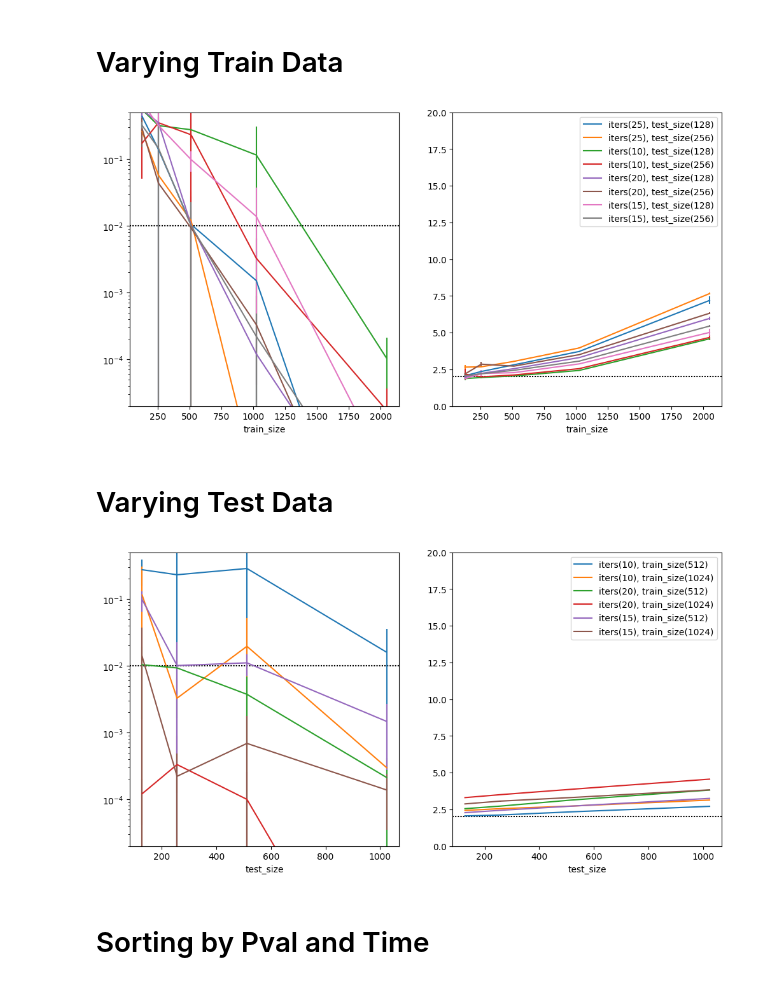
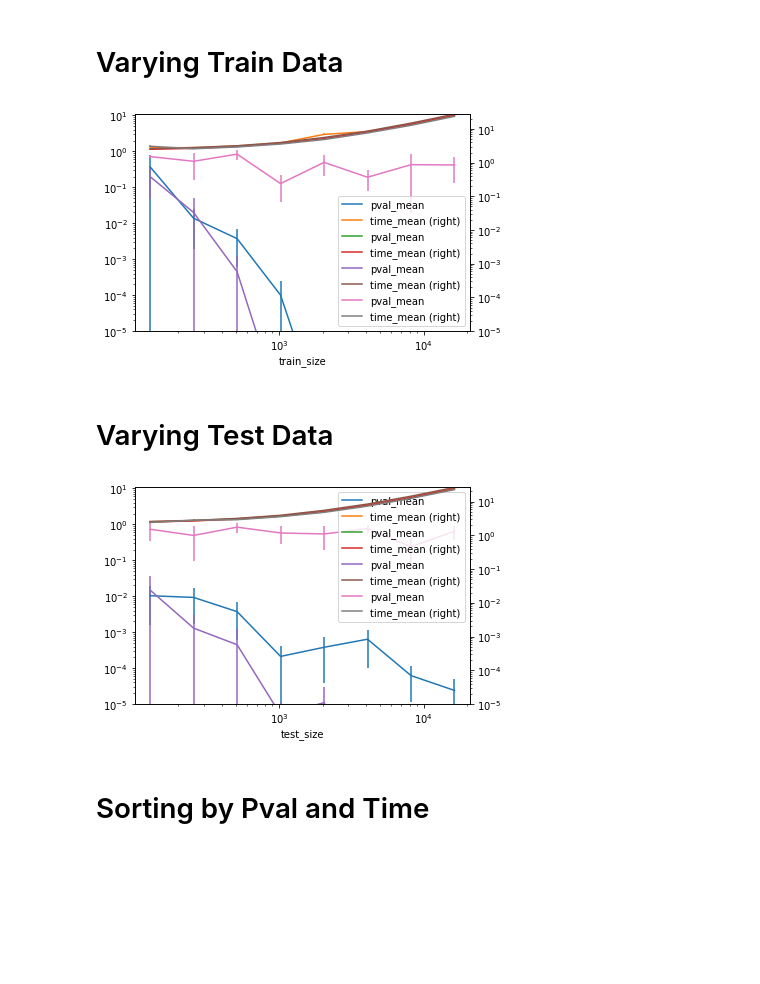
Before and after one commit to ShapeOfMatter/choreography, a Jupyter notebook: python/P-value Analysis.ipynb, the cells around one changed output. Cells and saved outputs as stored; diff of their text form; code cells hidden in the pictures; blank space fills up the shorter version.

```diff
--- a/python/P-value Analysis.ipynb
+++ b/python/P-value Analysis.ipynb
@@ -6,2 +5,13 @@ from typing import (Optional, Tuple, Union)
+# %%
+def read_data(file):
+    df = pd.read_csv(file).rename(columns=lambda x: x.strip())
+    results = df.groupby(['iters', 'train_size', 'test_size'], as_index=False).agg({'pval':['mean','std'], 'time':['mean', 'std']})
+    results.columns = ['iters', 'train_size', 'test_size',
+                       'pval_mean', 'pval_std', 'time_mean', 'time_std']
+    return results
 # %%
-df = pd.read_csv('../results/cliff_results_a129_27-07-2023_11:36:31.csv').rename(columns=lambda x: x.strip())
+files = ['../results/cliff_results_a129_27-07-2023_11:36:31.csv',
+         '../results/cliff_results_a211_28-07-2023_16:36:57.csv',
+         '../results/cliff_results_a220_29-07-2023_09:27:19.csv',
+         '../results/cliff_results_a284_30-07-2023_12:39:59.csv']
+dfs = [read_data(f) for f in files]
@@ -68,0 +20,10 @@ plot_performance(x='iters', iters=(10,50), train_size=(512,1024), test_size=(128
+# %%
+def plot_iters(results, ax):
+    iters_df = results[(results['train_size'] == 256) & (results['test_size'] == 512)]
+    plt.yscale('log')
+    plt.ylim((1e-5, None))
+    iters_df.plot(ax=ax, x='iters', y='pval_mean', yerr='pval_std')
+    iters_df.plot(ax=ax, x='iters', y='time_mean', yerr='time_std', secondary_y=True);
+
+fig, ax = plt.subplots()
+[plot_iters(df, ax) for df in dfs];
@@ -69,14 +32,33 @@ plot_performance(x='iters', iters=(10,50), train_size=(512,1024), test_size=(128
 # %% [markdown]
 # Varying Train Data
 # %%
-plot_performance(x="train_size", train_size=(0, 2048), iters=(10,25), test_size=(0,256))
+def plot_train(results, ax):
+    iters_df = results[(results['iters'] == 20) & (results['test_size'] == 512)]
+    plt.xscale('log')
+    plt.yscale('log')
+    plt.ylim((1e-5, None))
+
+    iters_df.plot(ax=ax, x='train_size', y='pval_mean', yerr='pval_std')
+    iters_df.plot(ax=ax, x='train_size', y='time_mean', yerr='time_std', secondary_y=True);
+
+fig, ax = plt.subplots()
+[plot_train(df, ax) for df in dfs];
 # %% [output]
-[figure, old version]
+[figure, new version]
 # %% [markdown]
 # Varying Test Data
 # %%
-plot_performance(x="test_size", test_size=(0,1024), train_size=(512, 1024), iters=(10,20))
+def plot_test(results, ax):
+    iters_df = results[(results['iters'] == 20) & (results['train_size'] == 512)]
+    plt.xscale('log')
+    plt.yscale('log')
+    plt.ylim((1e-5, None))
+    iters_df.plot(ax=ax, x='test_size', y='pval_mean', yerr='pval_std')
+    iters_df.plot(ax=ax, x='test_size', y='time_mean', yerr='time_std', secondary_y=True);
+
+fig, ax = plt.subplots()
+[plot_test(df, ax) for df in dfs];
 # %% [output]
-[figure, old version]
+[figure, new version]
 # %% [markdown]
 # Sorting by Pval and Time
```
Also changed, not shown: parts of 12 cells of this notebook.
